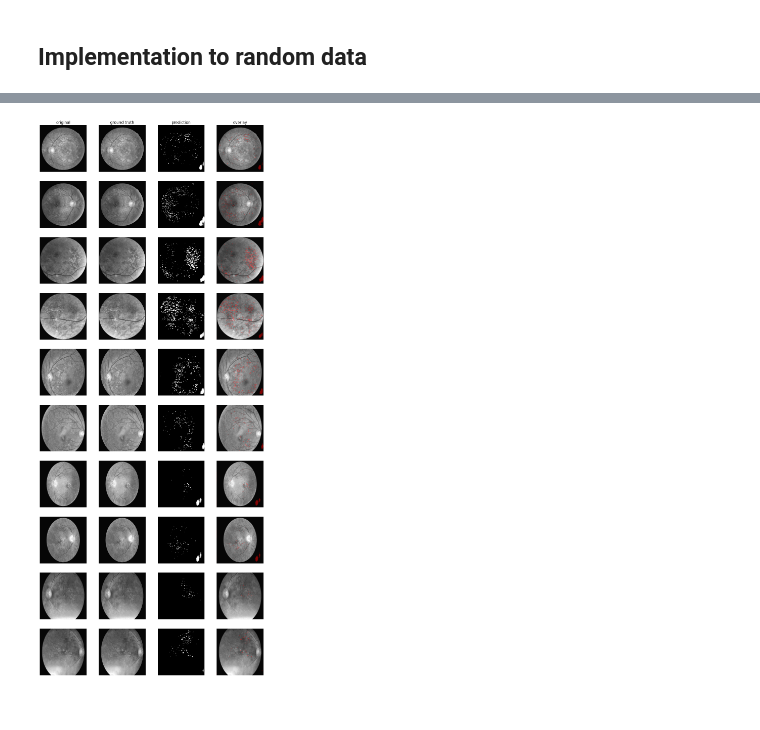
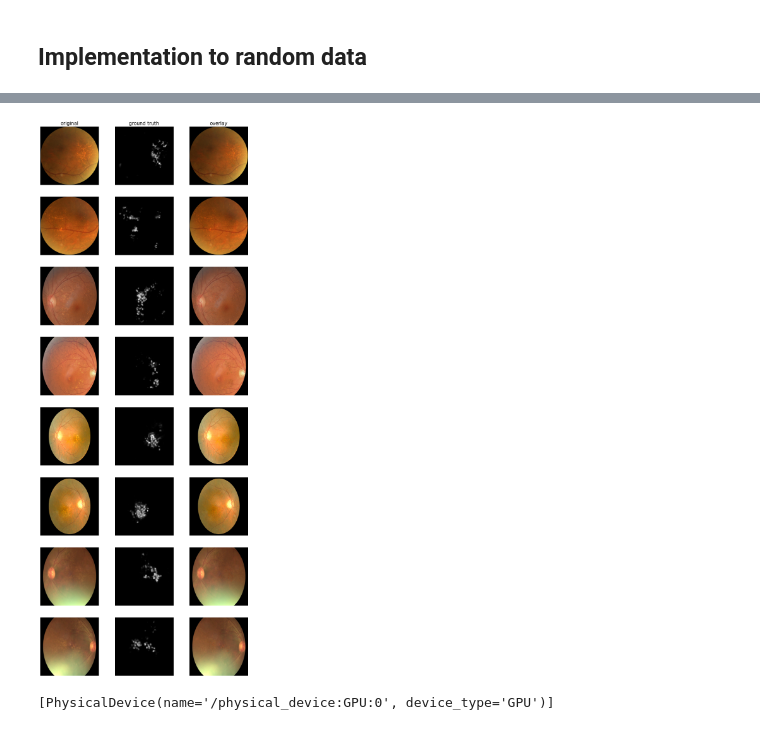
Before and after one commit to rjPajaro/dip-dl-project, a Jupyter notebook: segmentation/Implementation_U_Net/Implentation_DeepLab.ipynb, the cells around one changed output, grey strips where cells are left out. Drawn from its saved outputs; the diff is of its cells as text; code cells hidden in the pictures.

```diff
--- a/segmentation/Implementation_U_Net/Implentation_DeepLab.ipynb
+++ b/segmentation/Implementation_U_Net/Implentation_DeepLab.ipynb
@@ -307,2 +315,2 @@ for f1 in testing_img_files:
 # %%
-testingImg = np.array(testingImg)
+test_np = np.array(testList)
@@ -313,6 +316,0 @@ testingImg.shape
-# %%
-#model_filename = 'segm_model_v3.h5'
-#model.load_weights(model_filename)
-deepLabModel.load_weights(DeepLab_model_filename)
-with tf.device('CPU'):
-    prediction = deepLabModel.predict(testingImg)
@@ -326,0 +331,4 @@ with tf.device('CPU'):
+# %%
+testData = np.asarray(test_np, dtype=np.float32)/255
+print(testData.max())
+print(testData.shape)
@@ -326,0 +338,3 @@ with tf.device('CPU'):
+# %%
+with tf.device("CPU"):
+    testResult = deepLabModel.predict(testData)
@@ -327,6 +343,11 @@ with tf.device('CPU'):
 # %%
 from keras_unet.utils import plot_imgs
 
-plot_imgs(org_imgs=testingImg, mask_imgs=testingImg, pred_imgs=prediction, nm_img_to_plot=10)
+plot_imgs(org_imgs=test_np, mask_imgs=testResult, nm_img_to_plot=8, figsize=4)
 # %% [output]
-[figure, old version]
+[figure, new version]
+# %%
+import tensorflow as tf
+tf.config.list_physical_devices('GPU')
+# %% [output]
+[PhysicalDevice(name='/physical_device:GPU:0', device_type='GPU')]
```
Also changed, not shown: parts of 24 cells of this notebook, 37 other files.
